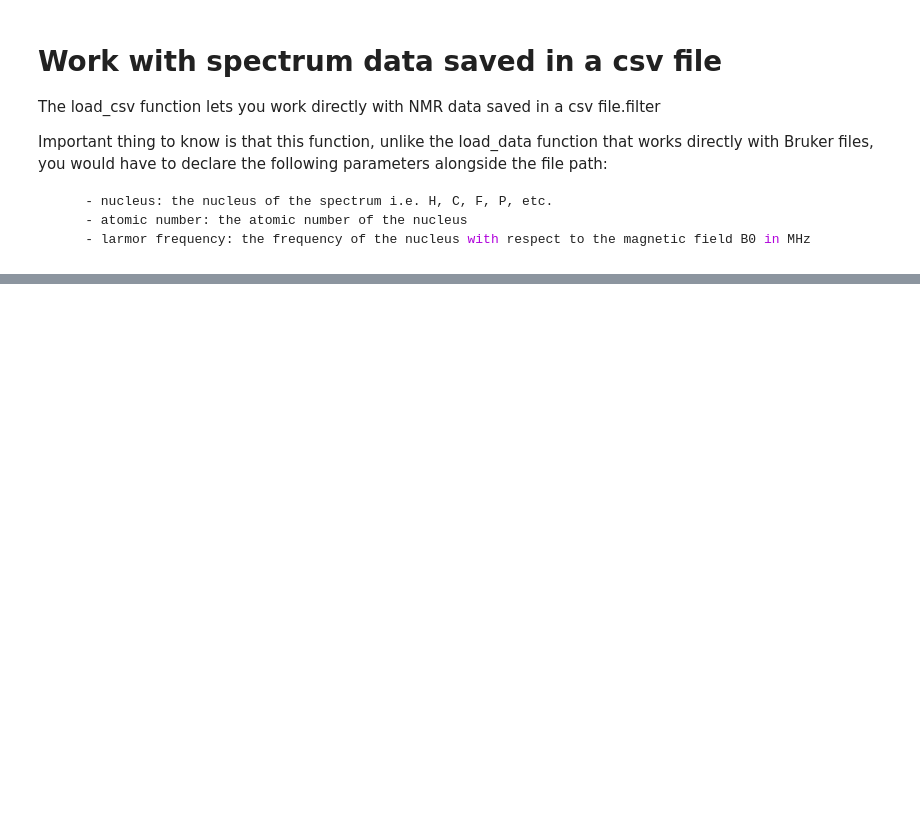
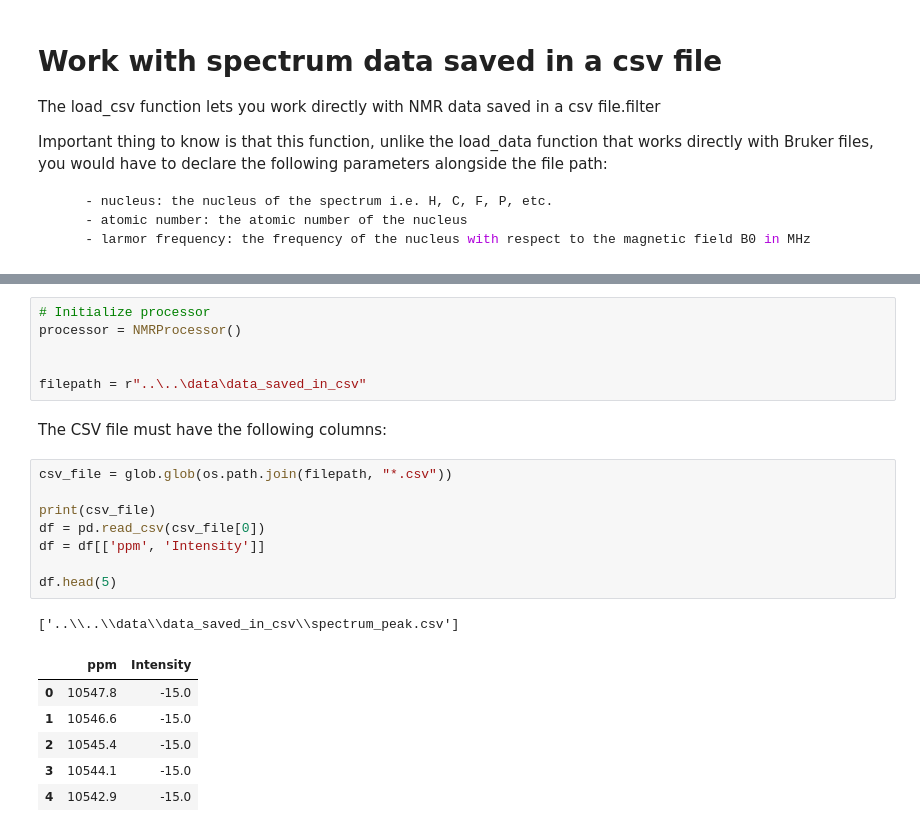
Before and after one commit to BiffoQ/nmrlineshapeanalyser, a Jupyter notebook: docs/user_guide/working_with_a_csv_file.ipynb, the cells around one changed output, grey strips where cells are left out. Drawn from its saved outputs; the diff is of its cells as text; blank space fills up the shorter version.

```diff
--- a/docs/user_guide/working_with_a_csv_file.ipynb
+++ b/docs/user_guide/working_with_a_csv_file.ipynb
@@ -14 +23,25 @@ you would have to declare the following parameters alongside the file path:
+# %%
+# Initialize processor
+processor = NMRProcessor()
+
+
+filepath = r"..\..\data\data_saved_in_csv"
+# %% [markdown]
+The CSV file must have the following columns:
+# %%
+csv_file = glob.glob(os.path.join(filepath, "*.csv"))
+
+print(csv_file)
+df = pd.read_csv(csv_file[0])
+df = df[['ppm', 'Intensity']]
+
+df.head(5)
+# %% [output]
+['..\\..\\data\\data_saved_in_csv\\spectrum_peak.csv']
+|  | ppm | Intensity |
+| 0 | 10547.8 | -15.0 |
+| 1 | 10546.6 | -15.0 |
+| 2 | 10545.4 | -15.0 |
+| 3 | 10544.1 | -15.0 |
+| 4 | 10542.9 | -15.0 |
 # %%
```
Also changed, not shown: parts of 3 cells of this notebook.
